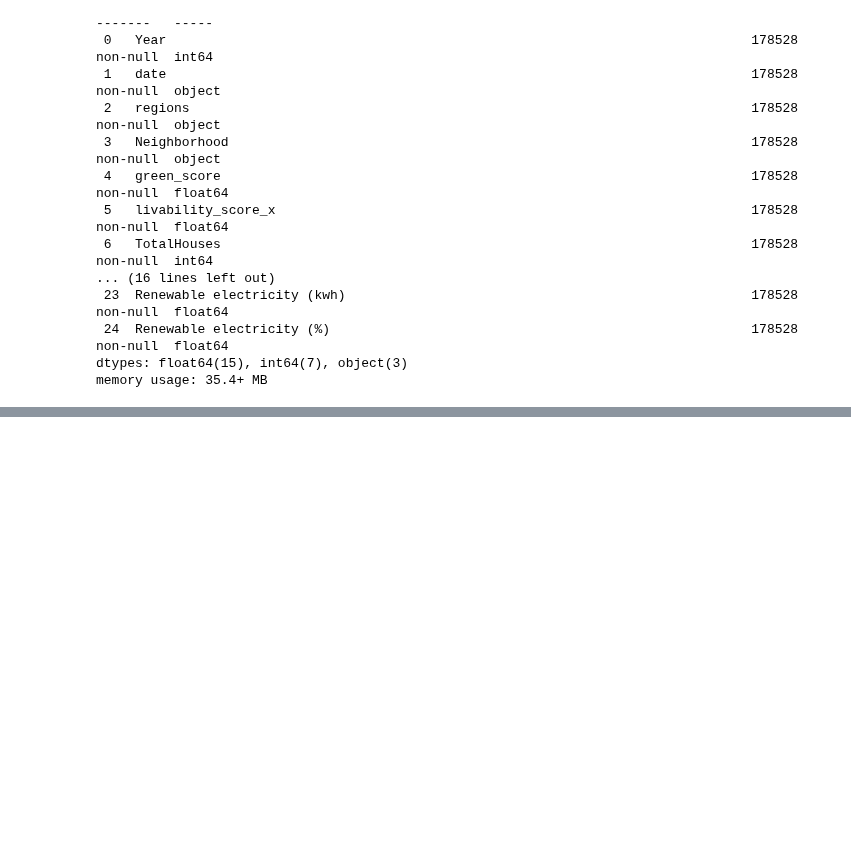
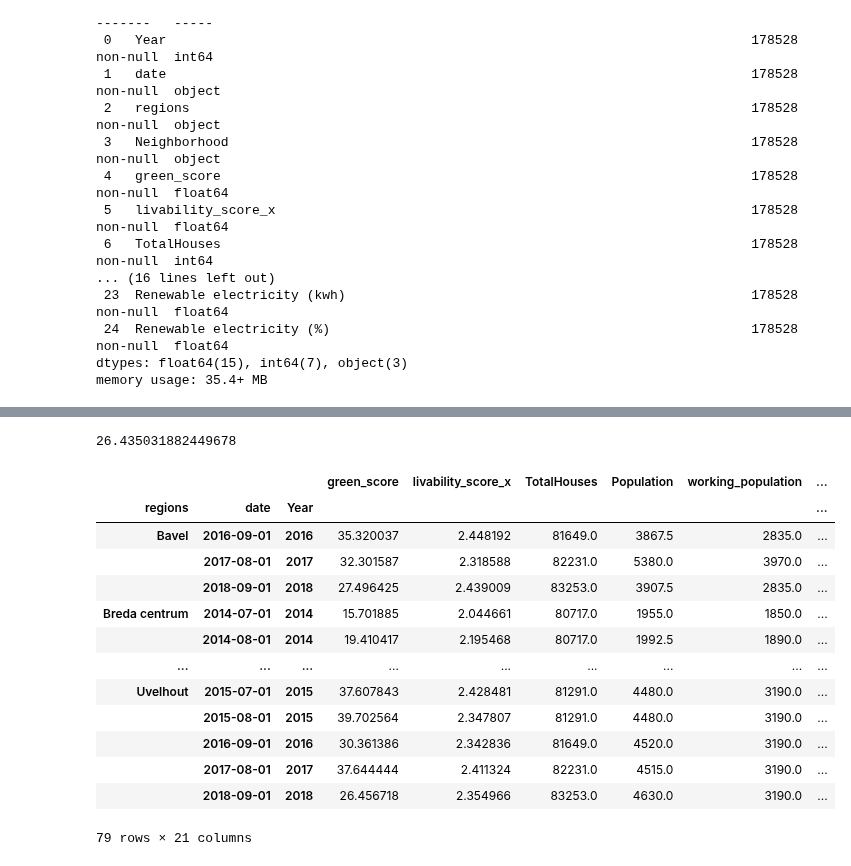
Before and after one commit to KacperJanczyk220646/GreenScape, a Jupyter notebook: EDA/Simona/notebooks/EDA_merged.ipynb, the cells around one changed output, grey strips where cells are left out. Drawn from its saved outputs; the diff is of its cells as text; code cells hidden in the pictures; blank space fills up the shorter version.

```diff
--- a/EDA/Simona/notebooks/EDA_merged.ipynb
+++ b/EDA/Simona/notebooks/EDA_merged.ipynb
@@ -37,5 +37,5 @@ df_read['Year'] = df_read['Year'].astype(str)
 df_read['date'] = pd.to_datetime(df_read['date'])
 df_read['months'] = df_read['date'].dt.month_name(locale='English')
 df_sorted = df_read.sort_values(by = 'date', ascending= True)
-df_groupby_months = df_sorted.groupby(by = ['date','Year','months']).mean()
+df_groupby_months = df_sorted.groupby(by = ['date','Year','months','regions','Neighborhood']).mean()
 df_groupby_months.reset_index(inplace=True)
@@ -41,0 +62,4 @@ df_groupby_months.reset_index(inplace=True)
+# %%
+mean
+# %% [output]
+26.435031882449678
@@ -41,0 +72,2 @@ df_groupby_months.reset_index(inplace=True)
+# %%
+df_groupby_regions = df_groupby_months.groupby(by=['regions','date','Year']).mean().reset_index()
@@ -42 +78,18 @@ df_groupby_months.reset_index(inplace=True)
+# %%
+df_groupby_regions
+# %% [output]
+|  |  |  | green_score | livability_score_x | TotalHouses | Population | working_population | ... |
+| regions | date | Year |  |  |  |  |  | ... |
+| Bavel | 2016-09-01 | 2016 | 35.320037 | 2.448192 | 81649.0 | 3867.5 | 2835.0 | ... |
+|  | 2017-08-01 | 2017 | 32.301587 | 2.318588 | 82231.0 | 5380.0 | 3970.0 | ... |
+|  | 2018-09-01 | 2018 | 27.496425 | 2.439009 | 83253.0 | 3907.5 | 2835.0 | ... |
+| Breda centrum | 2014-07-01 | 2014 | 15.701885 | 2.044661 | 80717.0 | 1955.0 | 1850.0 | ... |
+|  | 2014-08-01 | 2014 | 19.410417 | 2.195468 | 80717.0 | 1992.5 | 1890.0 | ... |
+| ... | ... | ... | ... | ... | ... | ... | ... | ... |
+| Uvelhout | 2015-07-01 | 2015 | 37.607843 | 2.428481 | 81291.0 | 4480.0 | 3190.0 | ... |
+|  | 2015-08-01 | 2015 | 39.702564 | 2.347807 | 81291.0 | 4480.0 | 3190.0 | ... |
+|  | 2016-09-01 | 2016 | 30.361386 | 2.342836 | 81649.0 | 4520.0 | 3190.0 | ... |
+|  | 2017-08-01 | 2017 | 37.644444 | 2.411324 | 82231.0 | 4515.0 | 3190.0 | ... |
+|  | 2018-09-01 | 2018 | 26.456718 | 2.354966 | 83253.0 | 4630.0 | 3190.0 | ... |
+79 rows × 21 columns
 # %%
```
Also changed, not shown: parts of 9 cells of this notebook, 1 other file.
